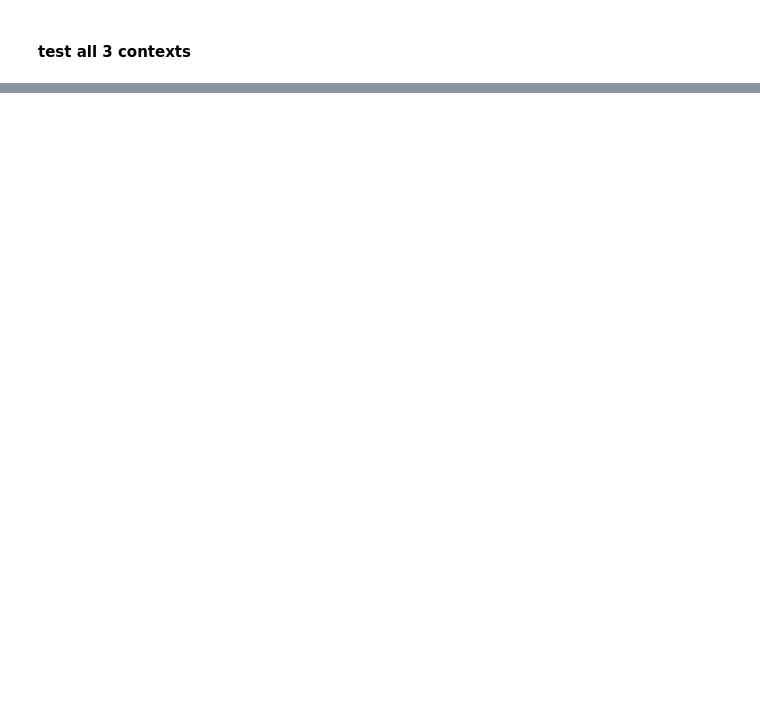
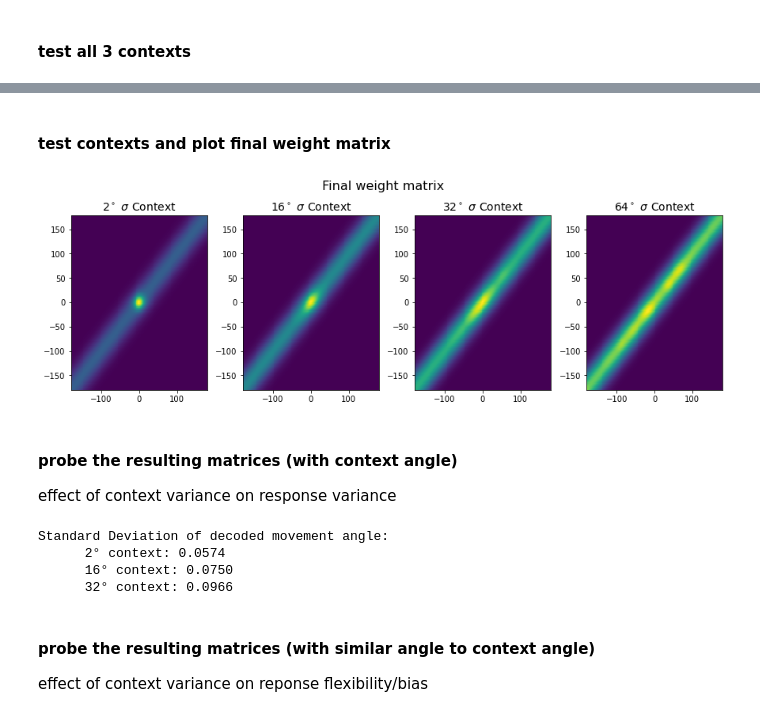
Before and after one commit to mwprestonjr/verstynen_2011_rpl, a Jupyter notebook: notebooks/verstynen_2011.ipynb, the cells around one changed output, grey strips where cells are left out. Cells and saved outputs as stored; diff of their text form; code cells hidden in the pictures; blank space fills up the shorter version.

```diff
--- a/notebooks/verstynen_2011.ipynb
+++ b/notebooks/verstynen_2011.ipynb
@@ -632,0 +648,59 @@ plt.show()
+# %% [markdown]
+#### test contexts and plot final weight matrix
+# %%
+# test contexts and plot final weight matrix
+
+final_weights = []
+
+# create figure
+fig, ax = plt.subplots(1,len(distr),figsize=[12,4], constrained_layout=True)
+plt.suptitle('Final weight matrix', fontsize=16)
+
+# test each distribution
+for ii in range(len(distr)):
+    final_weights.append(test_context(distr[ii], pref_dirs))
+
+    # plot final weights
+    ax[ii].pcolormesh(pref_dirs, pref_dirs, final_weights[ii])
+    ax[ii].set_title('%d$^\circ$ $\sigma$ Context' %STD[ii], size=14)
+    ax[ii].set(xlim=[-180,180])
+plt.show()
+# %% [output]
+[figure, added]
+# %% [markdown]
+#### probe the resulting matrices (with context angle)
+effect of context variance on response variance
+# %%
+N_RUNS = 100 # number of probe trials
+
+# print results
+print('Standard Deviation of decoded movement angle:')
+
+# run trials
+output_0 = np.zeros([len(final_weights), N_RUNS])
+variance = np.zeros([len(final_weights)])
+for ii, W in enumerate(final_weights):
+    for jj in range(N_RUNS):
+        # run trial
+        output_0[ii,jj], _, _= run_trial(W, pref_dirs, THETA)
+
+    # calc variance
+    variance[ii] = output_0[ii].std()
+    print('      %d\N{DEGREE SIGN} context: %0.4f' %(STD[ii], variance[ii]))
+
+# plot results
+plt.figure()
+plt.scatter(STD, variance)
+plt.plot(STD, variance)
+plt.xlabel('context $\sigma$', fontsize=14)
+plt.ylabel('response $\sigma$', fontsize=14)
+plt.title('Context-dependent precision', fontsize=16)
+plt.show()
+# %% [output]
+Standard Deviation of decoded movement angle:
+      2° context: 0.0574
+      16° context: 0.0750
+      32° context: 0.0966
+# %% [markdown]
+#### probe the resulting matrices (with similar angle to context angle)
+effect of context variance on reponse flexibility/bias
```
Also changed, not shown: parts of 21 cells of this notebook.
